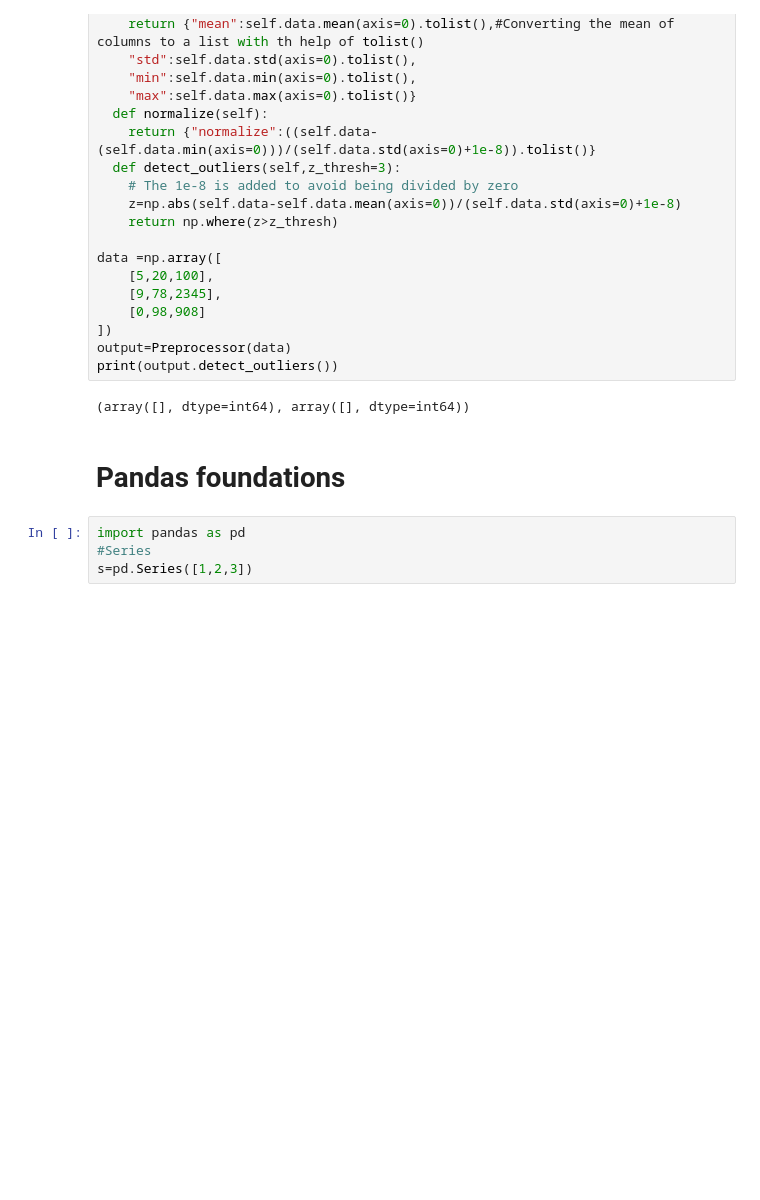
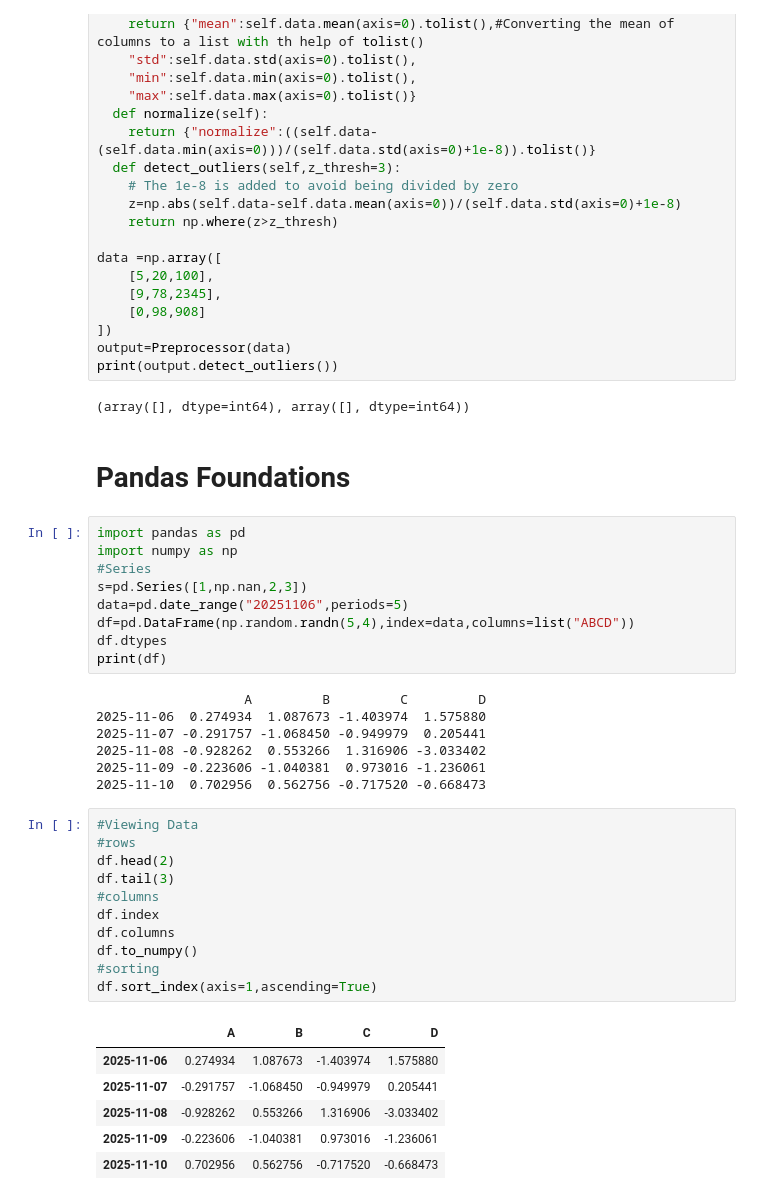
Before and after one commit to Karan-veer-009/40-day-ml-bootcamp, a Jupyter notebook: DAY01_numpy.ipynb, the cells around one changed output. Cells and saved outputs as stored; diff of their text form; blank space fills up the shorter version.

```diff
--- a/DAY01_numpy.ipynb
+++ b/DAY01_numpy.ipynb
@@ -223,8 +223,38 @@ print(output.detect_outliers())
 # %% [output]
 (array([], dtype=int64), array([], dtype=int64))
 # %% [markdown]
-# Pandas foundations
+# Pandas Foundations
-# %%
-import pandas as pd
-#Series
-s=pd.Series([1,2,3])
+# %%
+import pandas as pd
+import numpy as np
+#Series
+s=pd.Series([1,np.nan,2,3])
+data=pd.date_range("20251106",periods=5)
+df=pd.DataFrame(np.random.randn(5,4),index=data,columns=list("ABCD"))
+df.dtypes
+print(df)
+# %% [output]
+                   A         B         C         D
+2025-11-06  0.274934  1.087673 -1.403974  1.575880
+2025-11-07 -0.291757 -1.068450 -0.949979  0.205441
+2025-11-08 -0.928262  0.553266  1.316906 -3.033402
+2025-11-09 -0.223606 -1.040381  0.973016 -1.236061
+2025-11-10  0.702956  0.562756 -0.717520 -0.668473
+# %%
+#Viewing Data
+#rows
+df.head(2)
+df.tail(3)
+#columns
+df.index
+df.columns
+df.to_numpy()
+#sorting
+df.sort_index(axis=1,ascending=True)
+# %% [output]
+|  | A | B | C | D |
+| 2025-11-06 | 0.274934 | 1.087673 | -1.403974 | 1.575880 |
+| 2025-11-07 | -0.291757 | -1.068450 | -0.949979 | 0.205441 |
+| 2025-11-08 | -0.928262 | 0.553266 | 1.316906 | -3.033402 |
+| 2025-11-09 | -0.223606 | -1.040381 | 0.973016 | -1.236061 |
+| 2025-11-10 | 0.702956 | 0.562756 | -0.717520 | -0.668473 |
```
Also changed, not shown: parts of 3 cells of this notebook.
